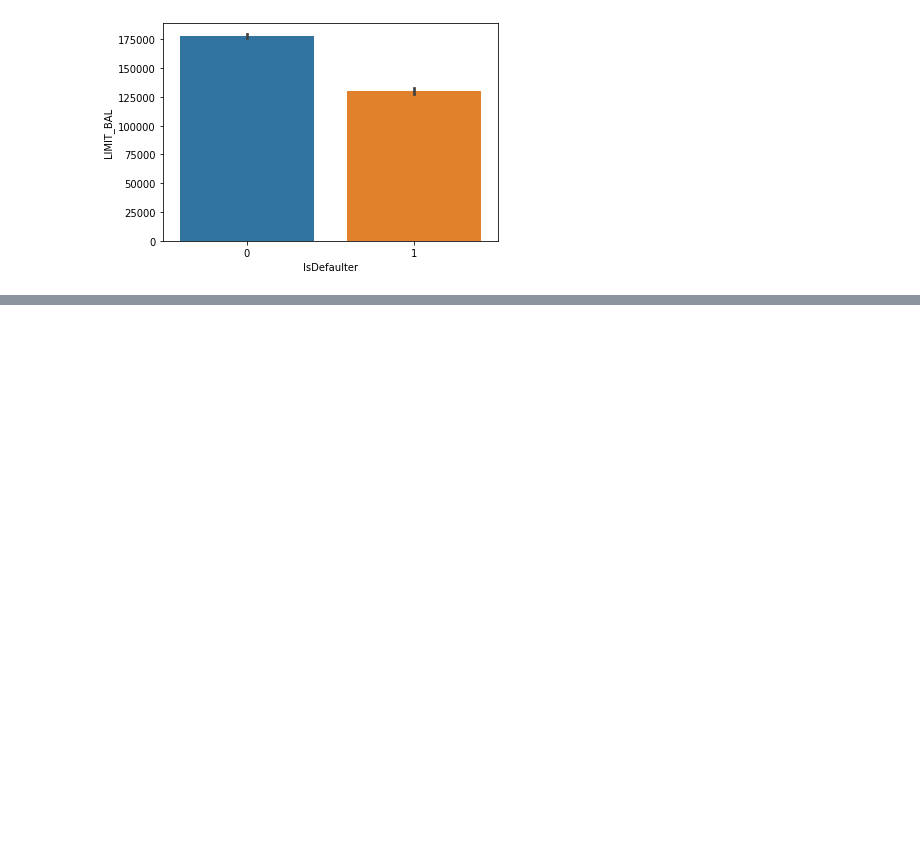
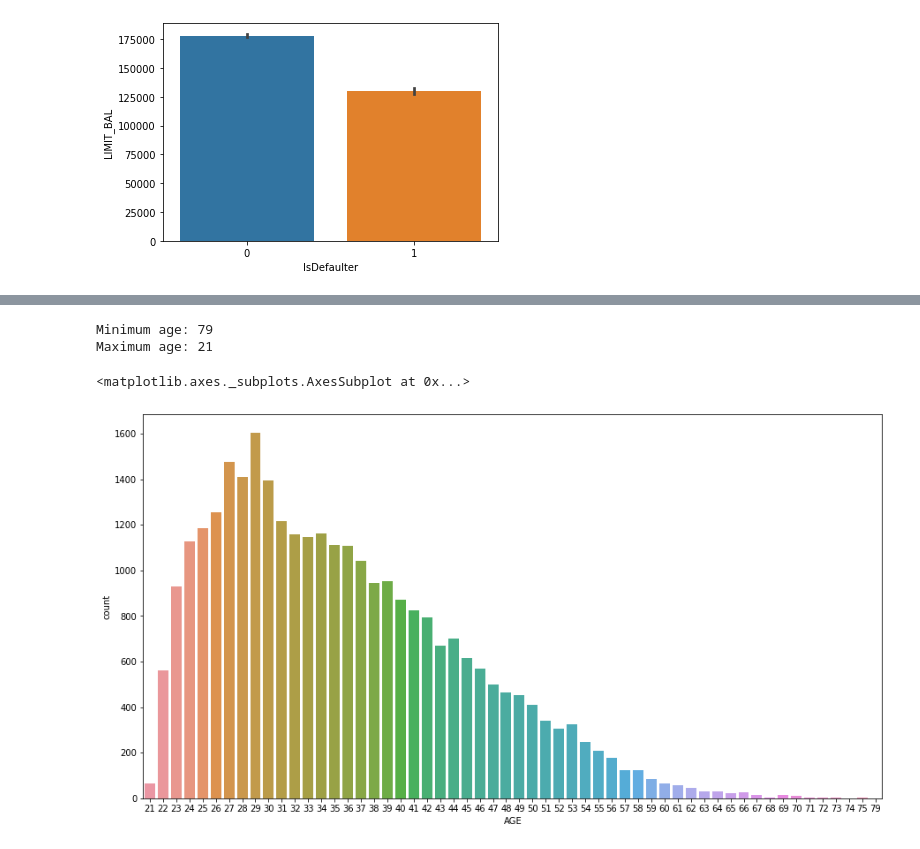
Before and after one commit to kamya11/Credit-Card-Default-Prediction, a Jupyter notebook: Credit_Card_Default_Prediction_Capstone_Project.ipynb, the cells around one changed output, grey strips where cells are left out. Saved outputs shown, nothing was run; the diff lists cells and outputs as text; code cells hidden in the pictures; blank space fills up the shorter version.

```diff
--- a/Credit_Card_Default_Prediction_Capstone_Project.ipynb
+++ b/Credit_Card_Default_Prediction_Capstone_Project.ipynb
@@ -263,0 +285,12 @@ sns.barplot(x='IsDefaulter', y='LIMIT_BAL', data=data)
+# %%
+print('Minimum age:',data['AGE'].max())
+print('Maximum age:',data['AGE'].min())
+# %% [output]
+Minimum age: 79
+Maximum age: 21
+# %%
+plt.figure(figsize=(15,8))
+sns.countplot(data['AGE'], data=data)
+# %% [output]
+<matplotlib.axes._subplots.AxesSubplot at 0x...>
+[figure, added]
```
Also changed, not shown: parts of 36 cells of this notebook.
